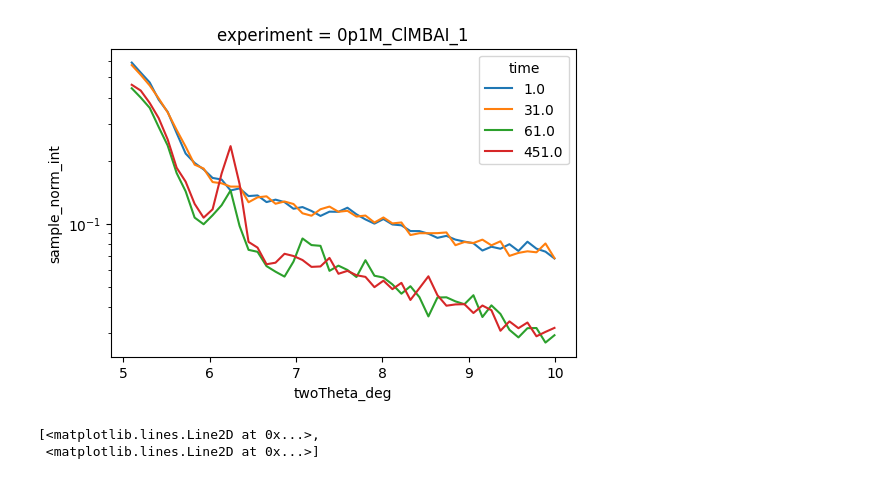
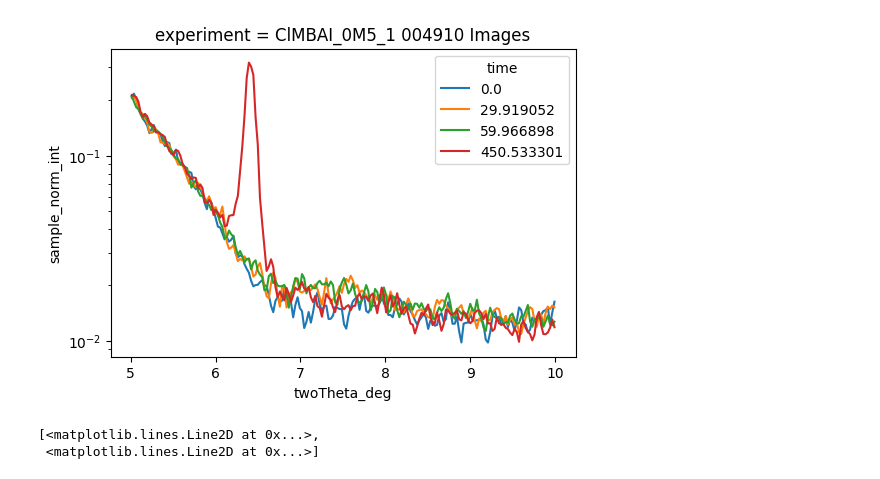
Before and after one commit to yyrliu/als-xrd-12-3-2, a Jupyter notebook: peak_int.ipynb, the cells around one changed output. Drawn from its saved outputs; the diff is of its cells as text; code cells hidden in the pictures.

```diff
--- a/peak_int.ipynb
+++ b/peak_int.ipynb
@@ -4,18 +4,18 @@ from matplotlib.colors import LogNorm
 from numpy import percentile
 import xarray as xr
 # %%
-pdataset = xr.open_dataset(r"G:\Shared drives\Sutter-Fella Lab\ECRP-Project\results\beamtime_Dec2025\processed_v1\giwaxs_combined.nc")
+pdataset = xr.open_dataset(r"G:\Shared drives\Sutter-Fella Lab\ALS_Beamtimes\2026\Yi-Ru_Feb2026\processed\giwaxs_combined.nc")
 
 pdataset = pdataset.swap_dims({"q_A^-1": "twoTheta_deg"})
 
 sample_1 = pdataset.isel(experiment=0)
 
 fig, ax = plt.subplots(figsize=(6,4))
 
 sample_1["sample_norm_int"].sel(twoTheta_deg=slice(5, 10)).dropna("time").sel(time=[0, 30, 60, 450], method='nearest').plot.line(x="twoTheta_deg", ax=ax)
 ax.set_yscale("log")
 # %% [output]
-[figure, old version]
+[figure, new version]
 # %%
 pdataset["sample_norm_int"] \
     .loc[dict(experiment='insitu_0p5M_MeOMBAI_7')]\
```
Also changed, not shown: parts of 5 cells of this notebook, 2 other files.
